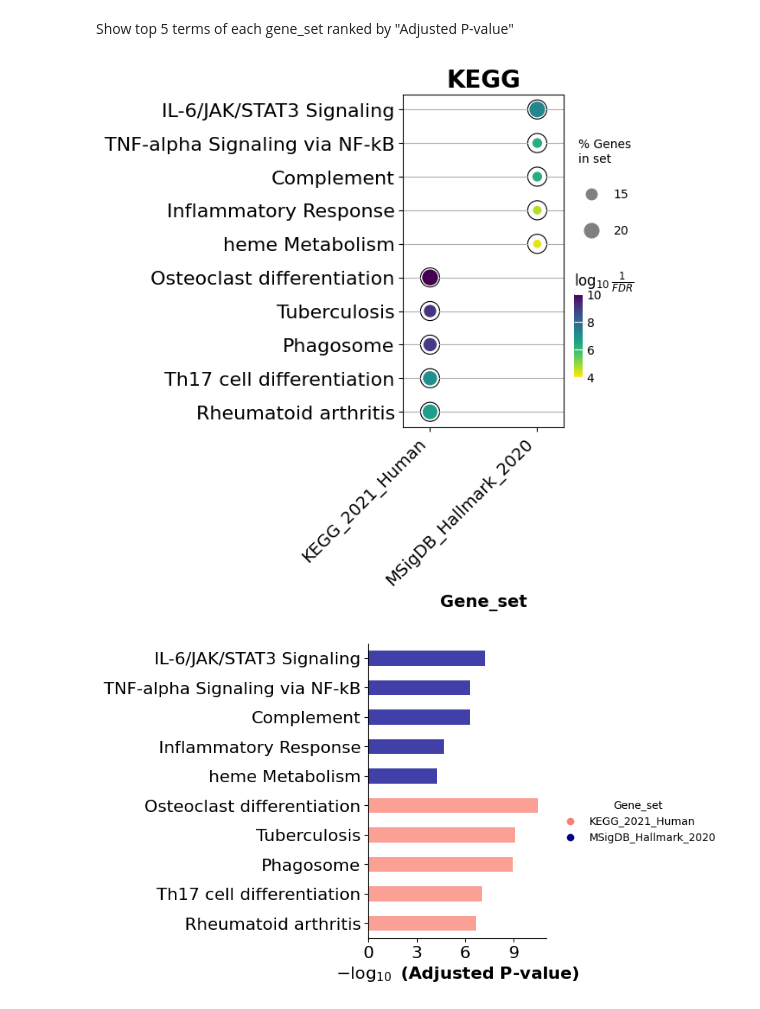
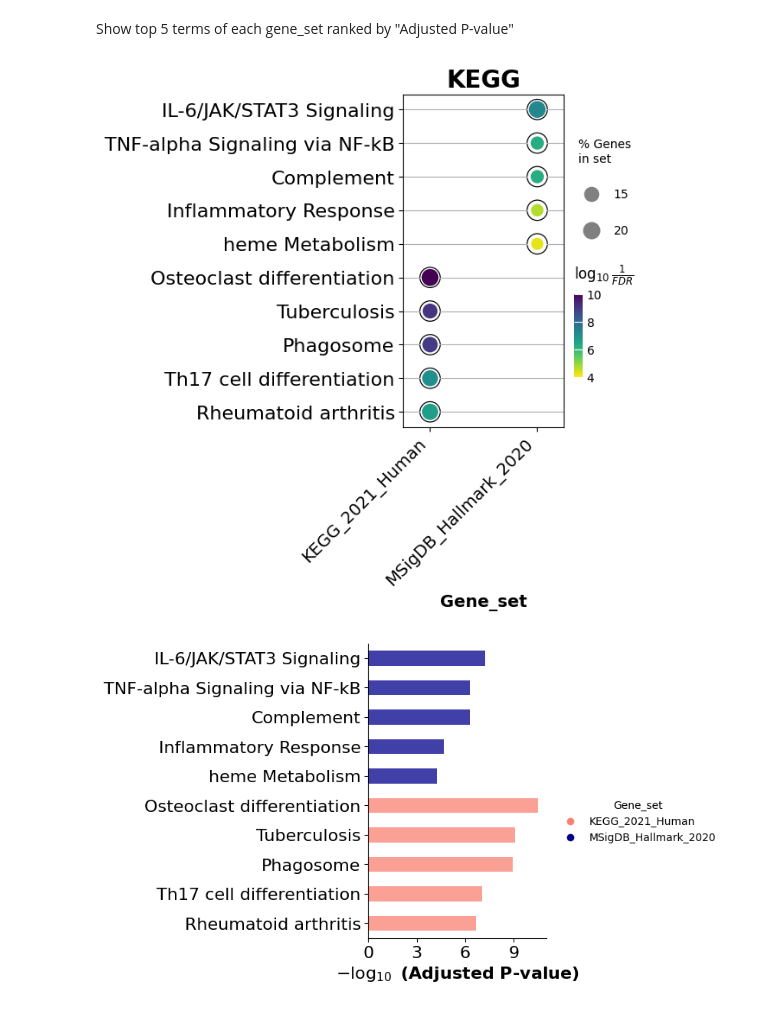
Before and after one commit to zqfang/GSEApy, a Jupyter notebook: docs/gseapy_example.ipynb, the cells around one changed output. Drawn from its saved outputs; the diff is of its cells as text; code cells hidden in the pictures.

```diff
--- a/docs/gseapy_example.ipynb
+++ b/docs/gseapy_example.ipynb
@@ -339,18 +335,18 @@ from gseapy import barplot, dotplot
 # %%
 # categorical scatterplot
 ax = dotplot(enr.results,
               column="Adjusted P-value",
               x='Gene_set', # set x axis, so you could do a multi-sample/library comparsion
-              size=10,
+              size=5,
               top_term=5,
               figsize=(3,5),
               title = "KEGG",
               xticklabels_rot=45, # rotate xtick labels
               show_ring=True, # set to False to revmove outer ring
               marker='o',
              )
 # %% [output]
-[figure, old version]
+[figure, new version]
 # %%
 # categorical scatterplot
 ax = barplot(enr.results,
```
Also changed, not shown: parts of 32 cells of this notebook, 1 other file.
